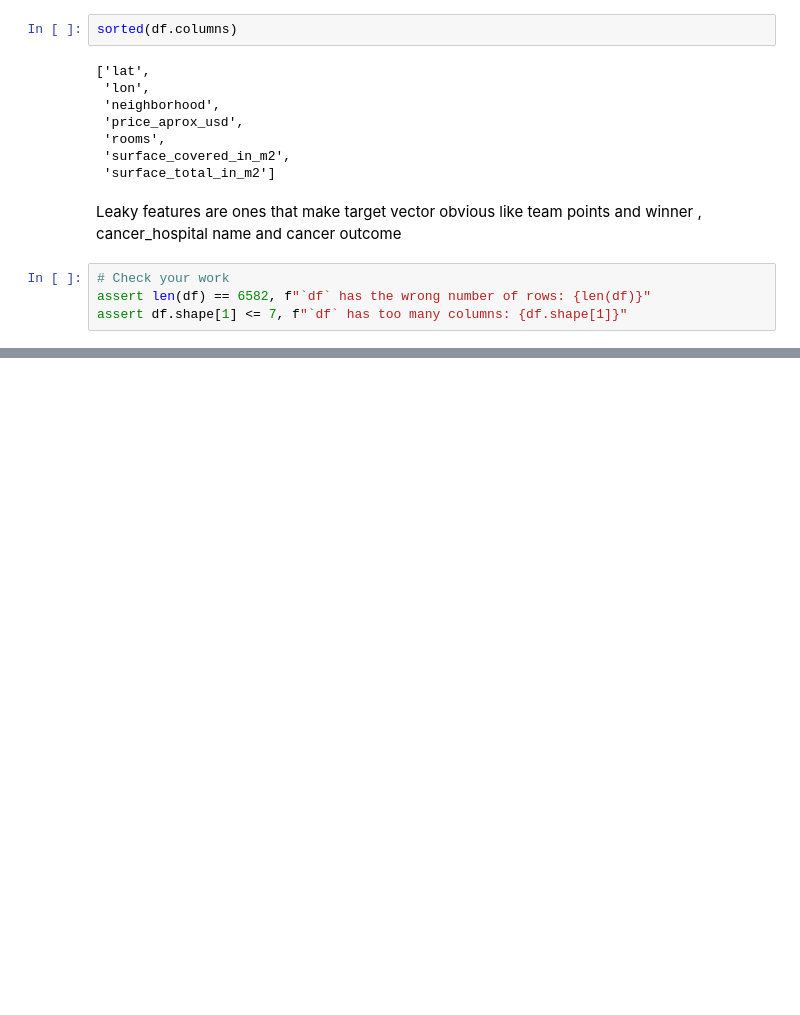
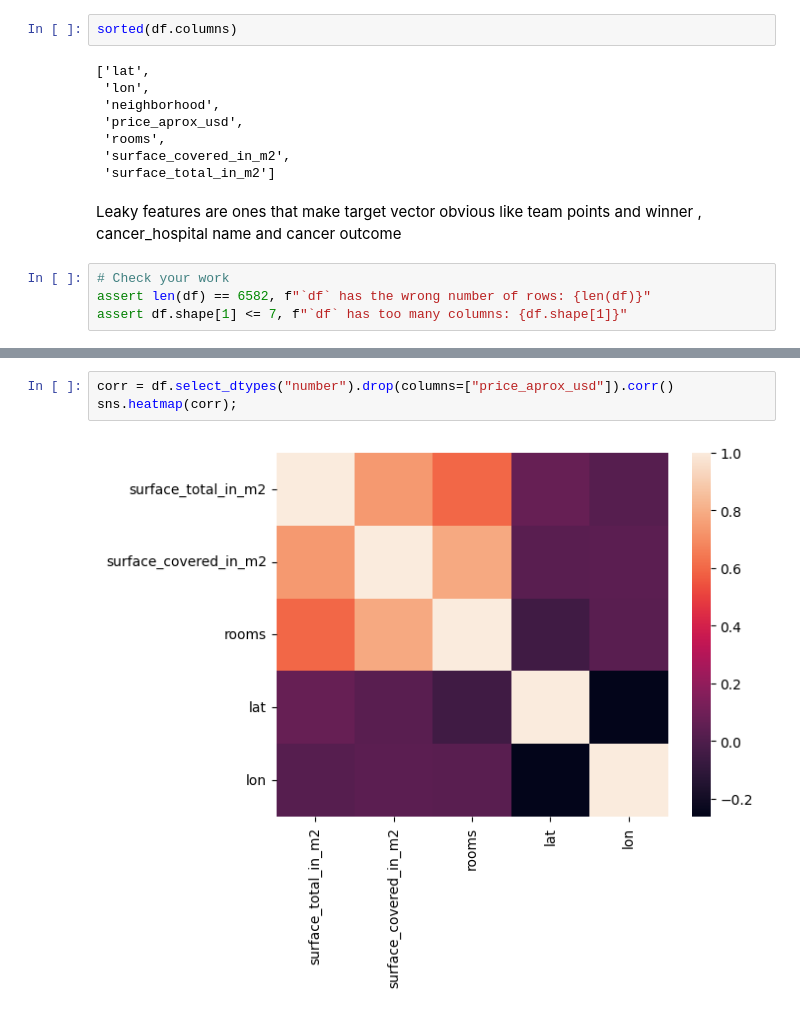
Before and after one commit to programmer-shark/house-price-prediction, a Jupyter notebook: 024-price-and-everything.ipynb, the cells around one changed output, grey strips where cells are left out. Saved outputs shown, nothing was run; the diff lists cells and outputs as text; blank space fills up the shorter version.

Commit message:
multicollinearity detection using heatmap

```diff
--- a/024-price-and-everything.ipynb
+++ b/024-price-and-everything.ipynb
@@ -151,0 +163,5 @@ assert df.shape[1] <= 7, f"`df` has too many columns: {df.shape[1]}"
+# %%
+corr = df.select_dtypes("number").drop(columns=["price_aprox_usd"]).corr()
+sns.heatmap(corr);
+# %% [output]
+[figure, added]
```
Also changed, not shown: parts of 4 cells of this notebook.
